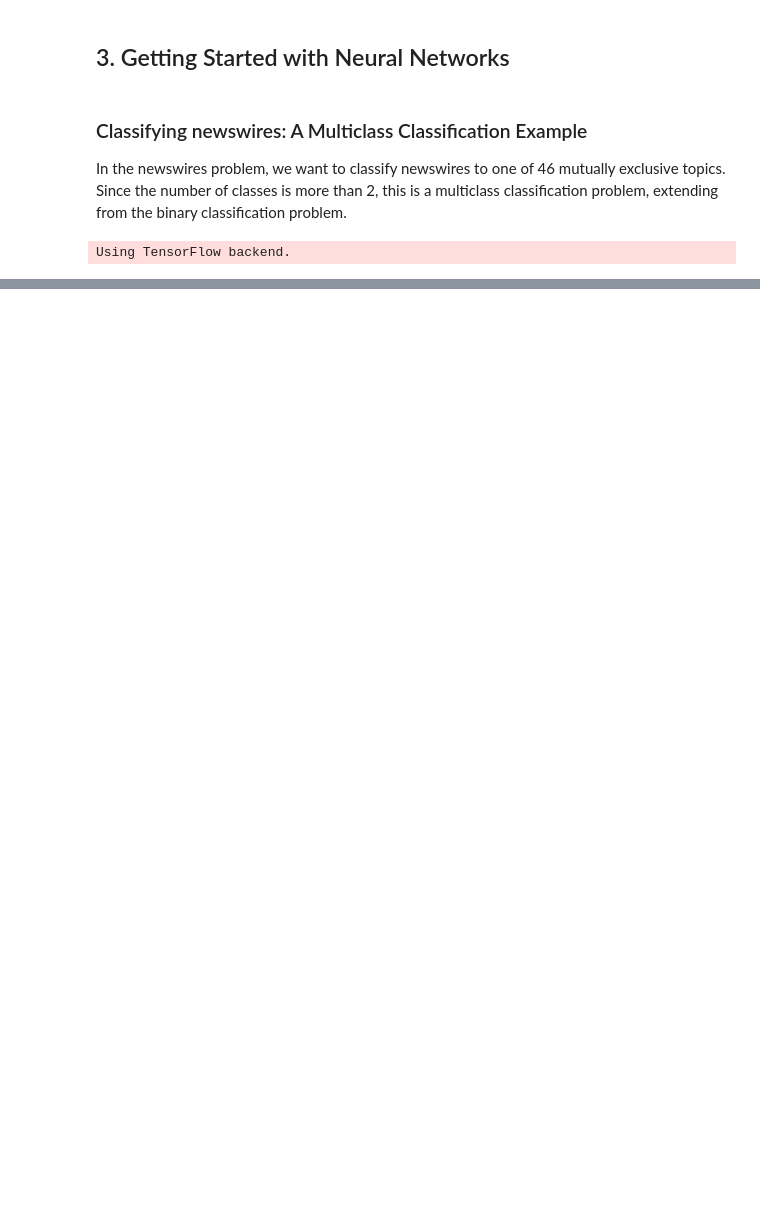
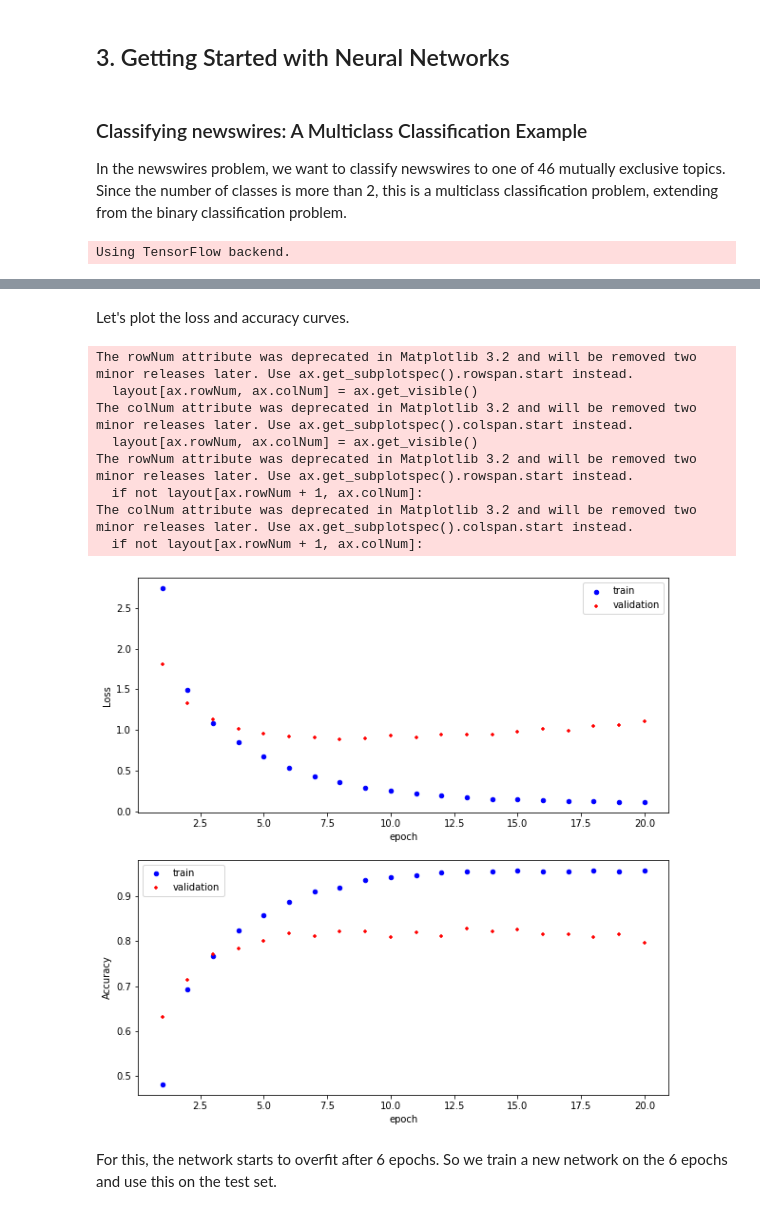
Before and after one commit to bryanblackbee/topic__deep-learning-python, a Jupyter notebook: chap03/textbook-chap-3-3.ipynb, the cells around one changed output, grey strips where cells are left out. Drawn from its saved outputs; the diff is of its cells as text; code cells hidden in the pictures; blank space fills up the shorter version.

```diff
--- a/chap03/textbook-chap-3-3.ipynb
+++ b/chap03/textbook-chap-3-3.ipynb
@@ -25,0 +59,8 @@ Downloading data from https://s3.amazonaws.com/text-datasets/reuters.npz
+# %%
+##########
+# Train
+##########
+model = models.Sequential()
+model.add(layers.Dense(64, activation='relu', input_shape=(10000,)))
+model.add(layers.Dense(64, activation='relu'))
+model.add(layers.Dense(46, activation='softmax'))
@@ -25,0 +69,2 @@ Downloading data from https://s3.amazonaws.com/text-datasets/reuters.npz
+# %%
+model.compile(optimizer='rmsprop', loss='categorical_crossentropy', metrics=['accuracy'])
@@ -25,0 +73,2 @@ Downloading data from https://s3.amazonaws.com/text-datasets/reuters.npz
+# %%
+history = model.fit(partial_x_train, partial_y_train, epochs=20, batch_size=512, validation_data=(x_val, y_val))
@@ -25,0 +93,32 @@ Downloading data from https://s3.amazonaws.com/text-datasets/reuters.npz
+# %% [markdown]
+Let's plot the loss and accuracy curves.
+# %%
+history_dict = history.history
+metrics_df = pd.DataFrame({'loss' : history_dict['loss'],
+                           'val_loss' : history_dict['val_loss'],
+                          'accuracy' : history_dict['accuracy'],
+                          'val_accuracy' : history_dict['val_accuracy']})
+metrics_df['epoch'] = metrics_df.index+1
+
+fig = plt.figure(figsize=(10,10))
+ax1, ax2 = fig.add_subplot(211), fig.add_subplot(212)
+metrics_df.plot(kind='scatter', x='epoch', y='loss', ax=ax1, label='train', color='blue')
+metrics_df.plot(kind='scatter', x='epoch', y='val_loss', ax=ax1, label='validation', color='red', marker='+')
+ax1.set_ylabel("Loss")
+
+metrics_df.plot(kind='scatter', x='epoch', y='accuracy', ax=ax2, label='train', color='blue')
+metrics_df.plot(kind='scatter', x='epoch', y='val_accuracy', ax=ax2, label='validation', color='red', marker='+')
+ax2.set_ylabel("Accuracy")
+plt.show()
+# %% [output]
+The rowNum attribute was deprecated in Matplotlib 3.2 and will be removed two minor releases later. Use ax.get_subplotspec().rowspan.start instead.
+  layout[ax.rowNum, ax.colNum] = ax.get_visible()
+The colNum attribute was deprecated in Matplotlib 3.2 and will be removed two minor releases later. Use ax.get_subplotspec().colspan.start instead.
+  layout[ax.rowNum, ax.colNum] = ax.get_visible()
+The rowNum attribute was deprecated in Matplotlib 3.2 and will be removed two minor releases later. Use ax.get_subplotspec().rowspan.start instead.
+  if not layout[ax.rowNum + 1, ax.colNum]:
+The colNum attribute was deprecated in Matplotlib 3.2 and will be removed two minor releases later. Use ax.get_subplotspec().colspan.start instead.
+  if not layout[ax.rowNum + 1, ax.colNum]:
+[figure, added]
+# %% [markdown]
+For this, the network starts to overfit after 6 epochs. So we train a new network on the 6 epochs and use this on the test set.
```
Also changed, not shown: parts of 17 cells of this notebook, 2 other files.
